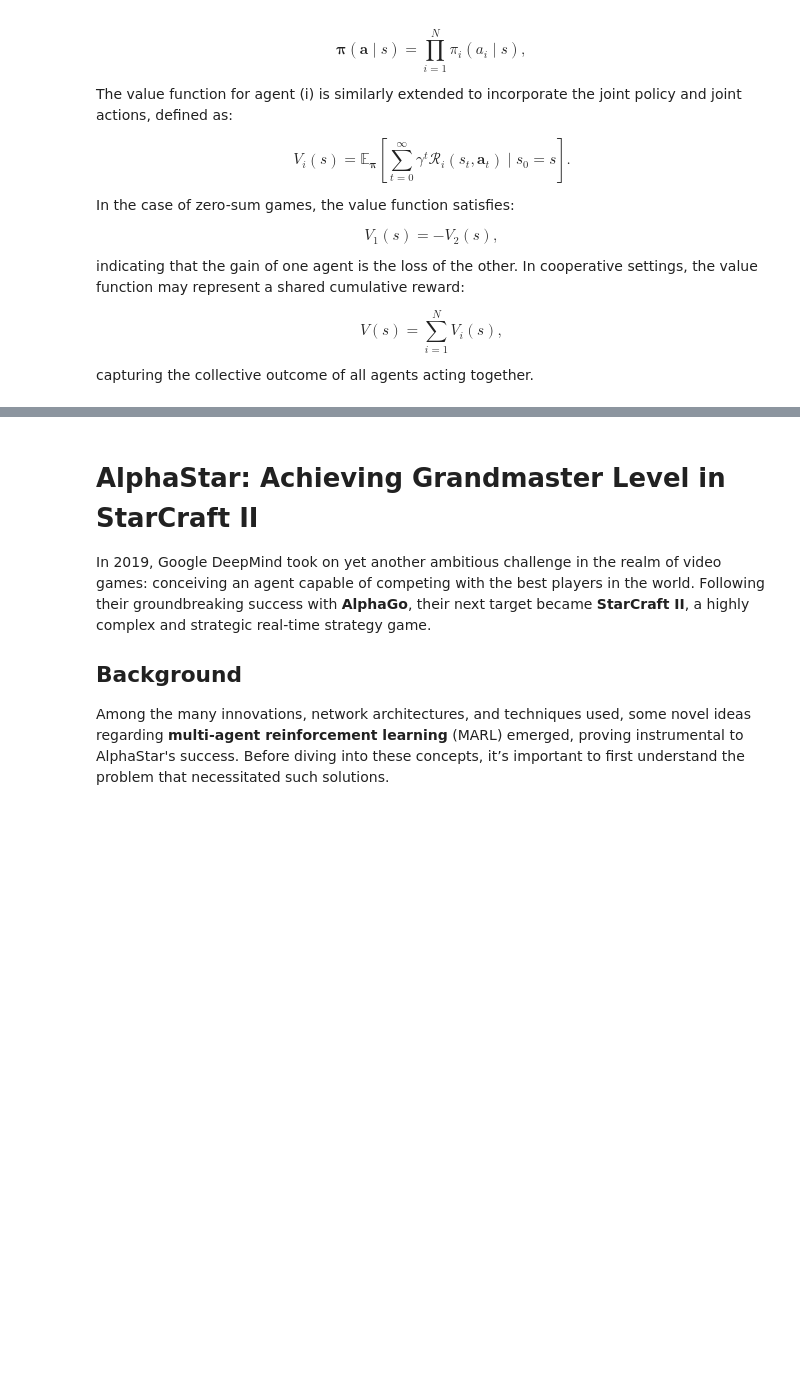
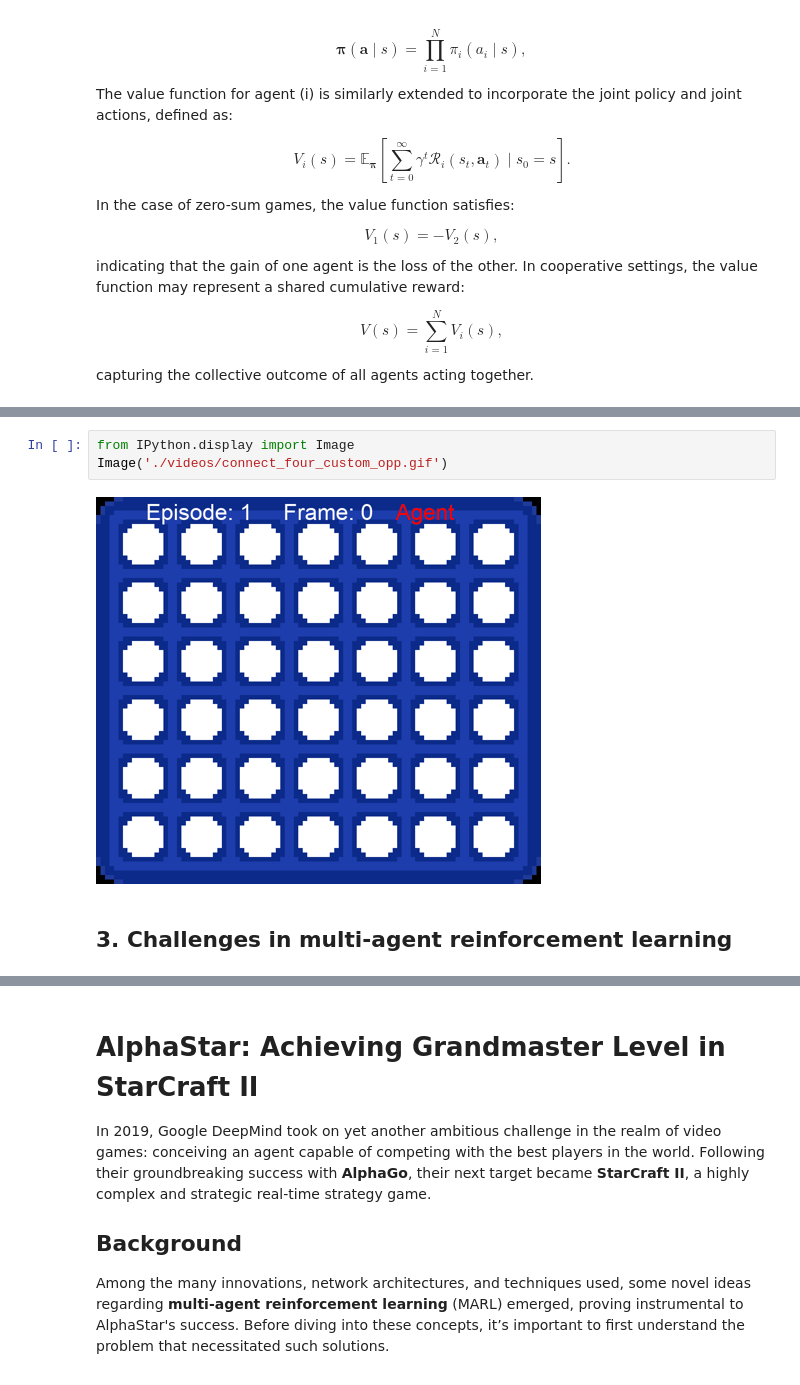
Before and after one commit to ThomasMousseau/MARL, a Jupyter notebook: INF8250_Project.ipynb, the cells around one changed output, grey strips where cells are left out. Saved outputs shown, nothing was run; the diff lists cells and outputs as text; blank space fills up the shorter version.

Commit message:
add challenges and code

```diff
--- a/INF8250_Project.ipynb
+++ b/INF8250_Project.ipynb
@@ -95,0 +337,7 @@ A StarCraft II match between two players represents a competitive setting, where
+# %%
+from IPython.display import Image
+Image('./videos/connect_four_custom_opp.gif')
+# %% [output]
+[figure, added]
+# %% [markdown]
+## 3. Challenges in multi-agent reinforcement learning
```
Also changed, not shown: parts of 13 cells of this notebook.
